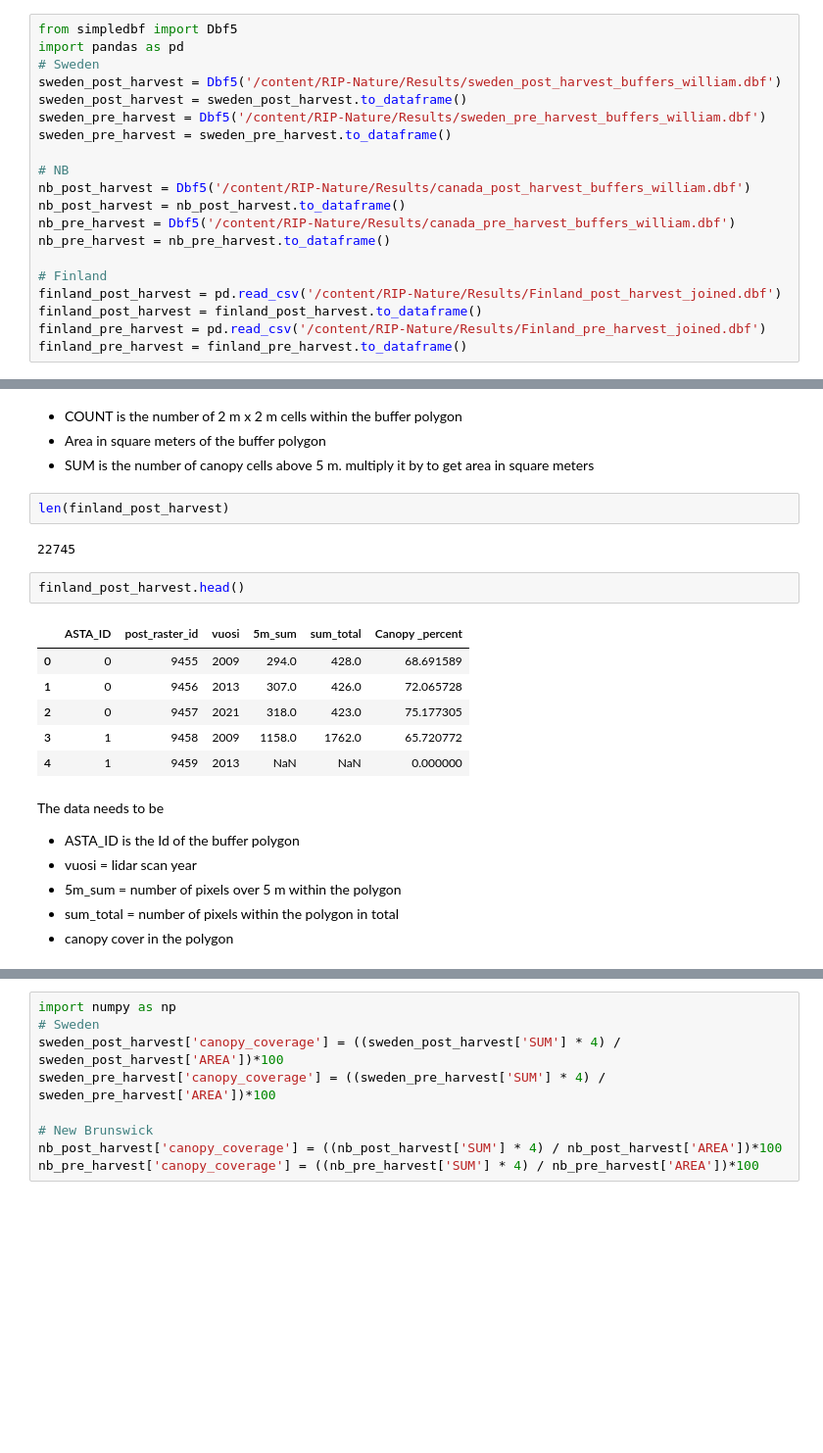
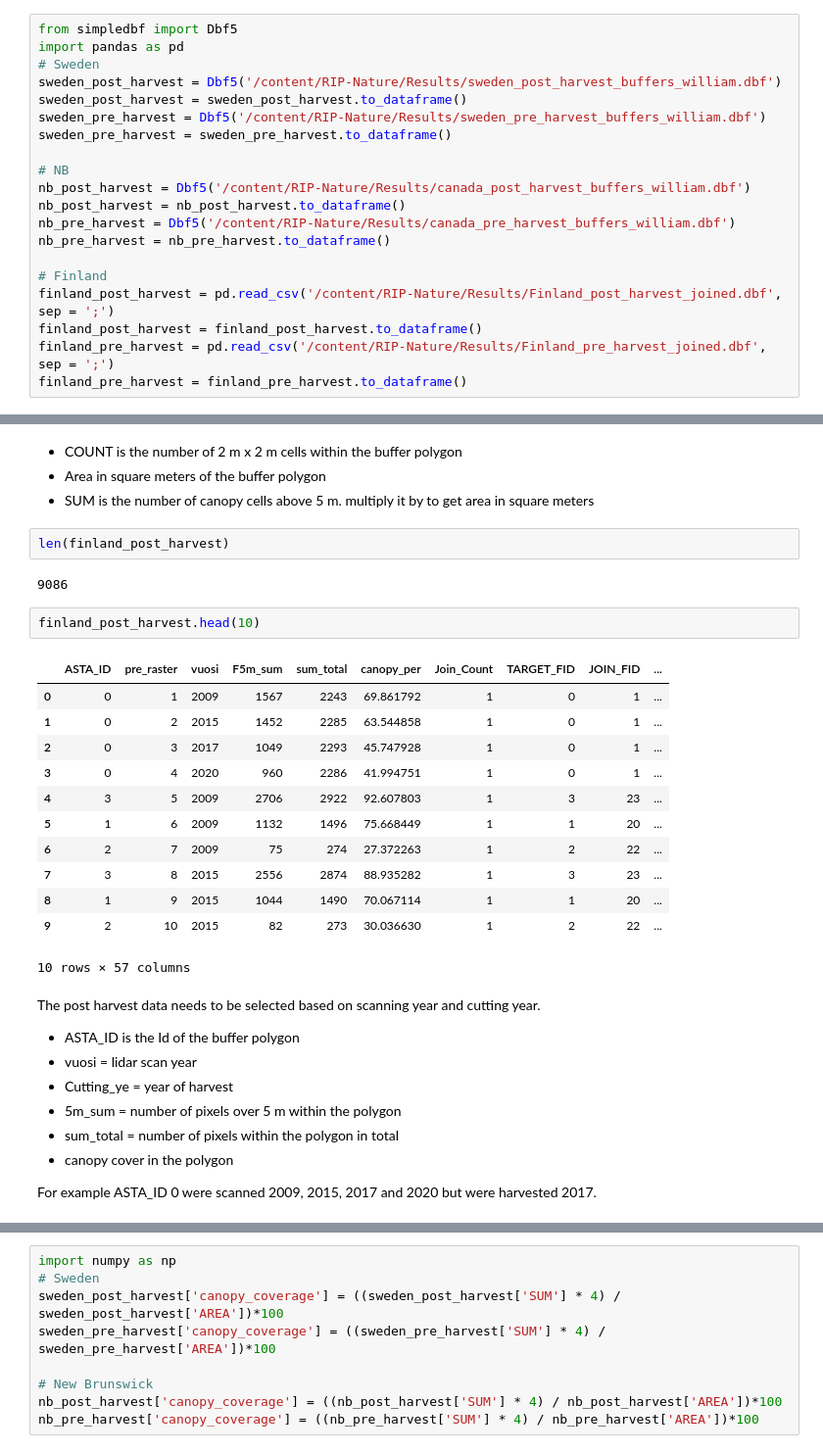
Before and after one commit to williamlidberg/RIP-Nature, a Jupyter notebook: RIP_Nature_Results.ipynb, the cells around one changed output, grey strips where cells are left out. Shown: that part at 98% size. Cells and saved outputs as stored; diff of their text form; blank space fills up the shorter version.

```diff
--- a/RIP_Nature_Results.ipynb
+++ b/RIP_Nature_Results.ipynb
@@ -44,7 +52,7 @@ nb_pre_harvest = Dbf5('/content/RIP-Nature/Results/canada_pre_harvest_buffers_wi
 nb_pre_harvest = nb_pre_harvest.to_dataframe()
 
 # Finland
-finland_post_harvest = pd.read_csv('/content/RIP-Nature/Results/Finland_post_harvest_joined.dbf')
+finland_post_harvest = pd.read_csv('/content/RIP-Nature/Results/Finland_post_harvest_joined.dbf', sep = ';')
 finland_post_harvest = finland_post_harvest.to_dataframe()
-finland_pre_harvest = pd.read_csv('/content/RIP-Nature/Results/Finland_pre_harvest_joined.dbf')
+finland_pre_harvest = pd.read_csv('/content/RIP-Nature/Results/Finland_pre_harvest_joined.dbf', sep = ';')
 finland_pre_harvest = finland_pre_harvest.to_dataframe()
@@ -66,21 +76,31 @@ sweden_post_harvest.head()
 # %%
 len(finland_post_harvest)
 # %% [output]
-22745
+9086
 # %%
-finland_post_harvest.head()
+finland_post_harvest.head(10)
 # %% [output]
-|  | ASTA_ID | post_raster_id | vuosi | 5m_sum | sum_total | Canopy _percent |
-| 0 | 0 | 9455 | 2009 | 294.0 | 428.0 | 68.691589 |
-| 1 | 0 | 9456 | 2013 | 307.0 | 426.0 | 72.065728 |
-| 2 | 0 | 9457 | 2021 | 318.0 | 423.0 | 75.177305 |
-| 3 | 1 | 9458 | 2009 | 1158.0 | 1762.0 | 65.720772 |
-| 4 | 1 | 9459 | 2013 | NaN | NaN | 0.000000 |
+|  | ASTA_ID | pre_raster | vuosi | F5m_sum | sum_total | canopy_per | Join_Count | TARGET_FID | JOIN_FID | ... |
+| 0 | 0 | 1 | 2009 | 1567 | 2243 | 69.861792 | 1 | 0 | 1 | ... |
+| 1 | 0 | 2 | 2015 | 1452 | 2285 | 63.544858 | 1 | 0 | 1 | ... |
+| 2 | 0 | 3 | 2017 | 1049 | 2293 | 45.747928 | 1 | 0 | 1 | ... |
+| 3 | 0 | 4 | 2020 | 960 | 2286 | 41.994751 | 1 | 0 | 1 | ... |
+| 4 | 3 | 5 | 2009 | 2706 | 2922 | 92.607803 | 1 | 3 | 23 | ... |
+| 5 | 1 | 6 | 2009 | 1132 | 1496 | 75.668449 | 1 | 1 | 20 | ... |
+| 6 | 2 | 7 | 2009 | 75 | 274 | 27.372263 | 1 | 2 | 22 | ... |
+| 7 | 3 | 8 | 2015 | 2556 | 2874 | 88.935282 | 1 | 3 | 23 | ... |
+| 8 | 1 | 9 | 2015 | 1044 | 1490 | 70.067114 | 1 | 1 | 20 | ... |
+| 9 | 2 | 10 | 2015 | 82 | 273 | 30.036630 | 1 | 2 | 22 | ... |
+10 rows × 57 columns
 # %% [markdown]
-The data needs to be
+The post harvest data needs to be selected based on scanning year and cutting year.
 
 *   ASTA_ID is the Id of the buffer polygon
 *   vuosi = lidar scan year
+*   Cutting_ye = year of harvest
 *   5m_sum = number of pixels over 5 m within the polygon
 *   sum_total = number of pixels within the polygon in total
 *   canopy cover in the polygon
+
+
+For example ASTA_ID 0 were scanned 2009, 2015, 2017 and 2020 but were harvested 2017.
```
Also changed, not shown: parts of 5 cells of this notebook.
